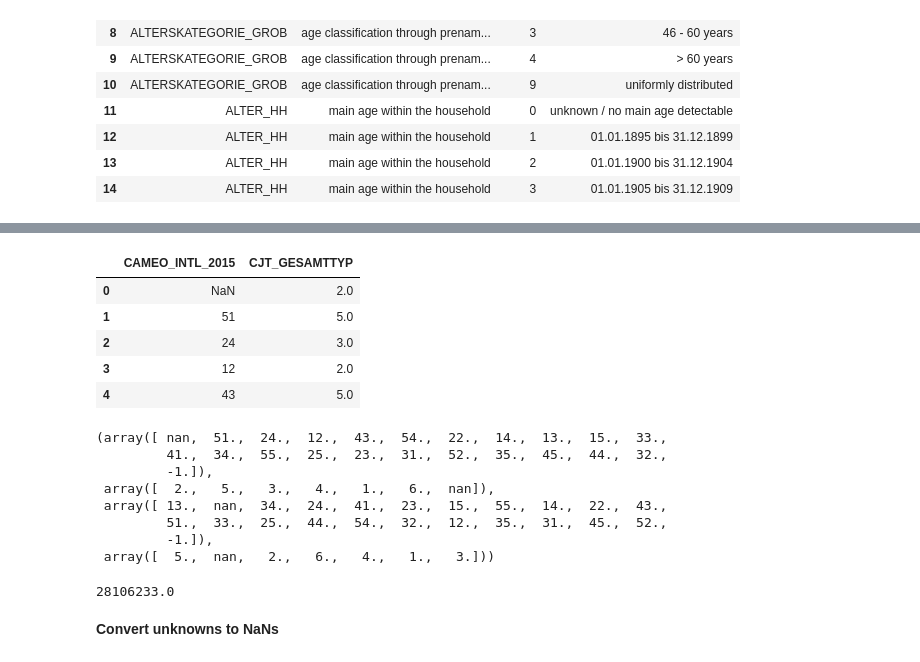
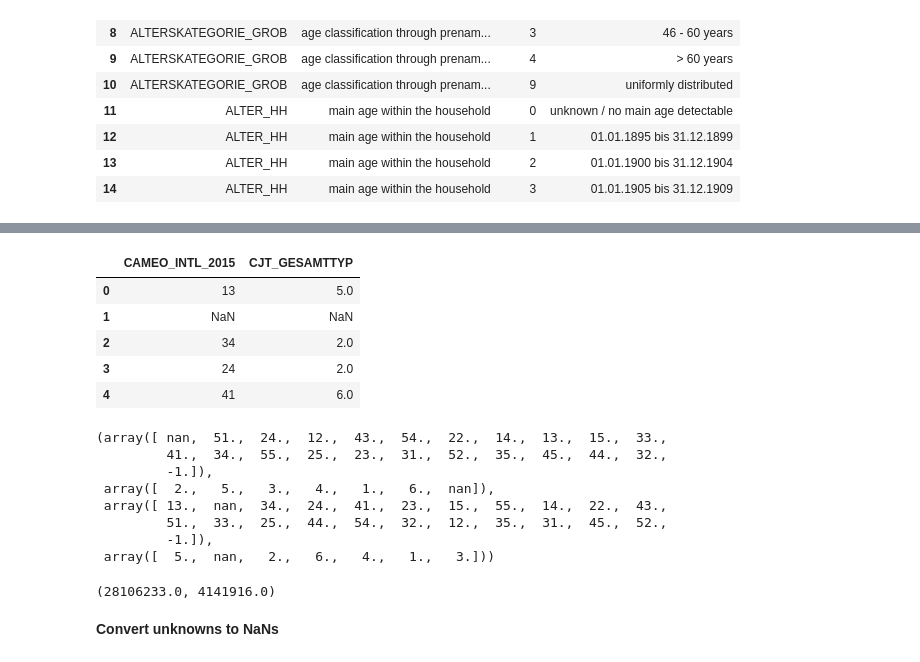
Before and after one commit to allakulov/Udacity-Capstone-Bertelsmann-Arvato-Project-, a Jupyter notebook: Arvato Project Workbook.ipynb, the cells around one changed output, grey strips where cells are left out. Drawn from its saved outputs; the diff is of its cells as text; code cells hidden in the pictures.

```diff
--- a/Arvato Project Workbook.ipynb
+++ b/Arvato Project Workbook.ipynb
@@ -165,13 +181,12 @@ customers_copy = customers.copy()
 # %%
-cols = [19, 20]
-azdias_copy.iloc[:, cols].head()
+customers.iloc[:, cols].head()
 # %% [output]
 |  | CAMEO_INTL_2015 | CJT_GESAMTTYP |
-| 0 | NaN | 2.0 |
-| 1 | 51 | 5.0 |
-| 2 | 24 | 3.0 |
-| 3 | 12 | 2.0 |
-| 4 | 43 | 5.0 |
+| 0 | 13 | 5.0 |
+| 1 | NaN | NaN |
+| 2 | 34 | 2.0 |
+| 3 | 24 | 2.0 |
+| 4 | 41 | 6.0 |
 # %%
 #apply the function to replace values in columns 18 and 19
 cols = [19, 20]
@@ -190,9 +205,10 @@ azdias_copy.iloc[:,19].unique(), azdias_copy.iloc[:,20].unique(), customers_copy
          51.,  33.,  25.,  44.,  54.,  32.,  12.,  35.,  31.,  45.,  52.,
          -1.]),
  array([  5.,  nan,   2.,   6.,   4.,   1.,   3.]))
-# %%
-azdias_copy.iloc[:,19].sum()
-# %% [output]
-28106233.0
+# %%
+# I see there are still nans, let's make sure they are appropriate NaN values by performing simple arithmetics on the columns
+azdias.iloc[:,19].sum(), customers.iloc[:,19].sum()
+# %% [output]
+(28106233.0, 4141916.0)
 # %% [markdown]
 **Convert unknowns to NaNs**
```
Also changed, not shown: parts of 43 cells of this notebook.
